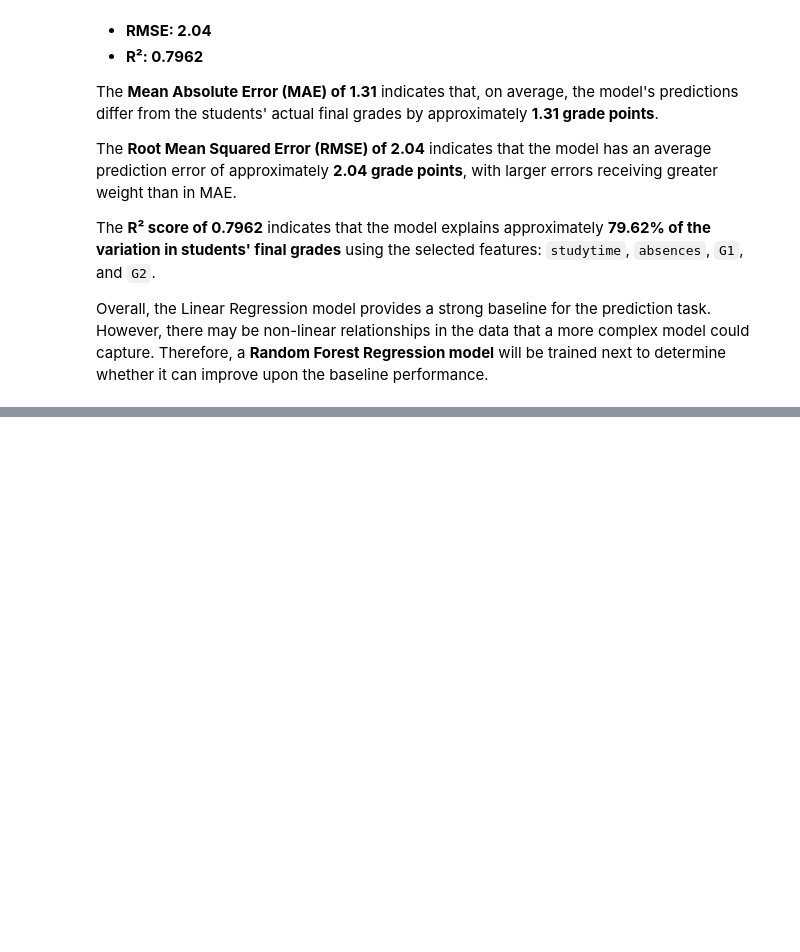
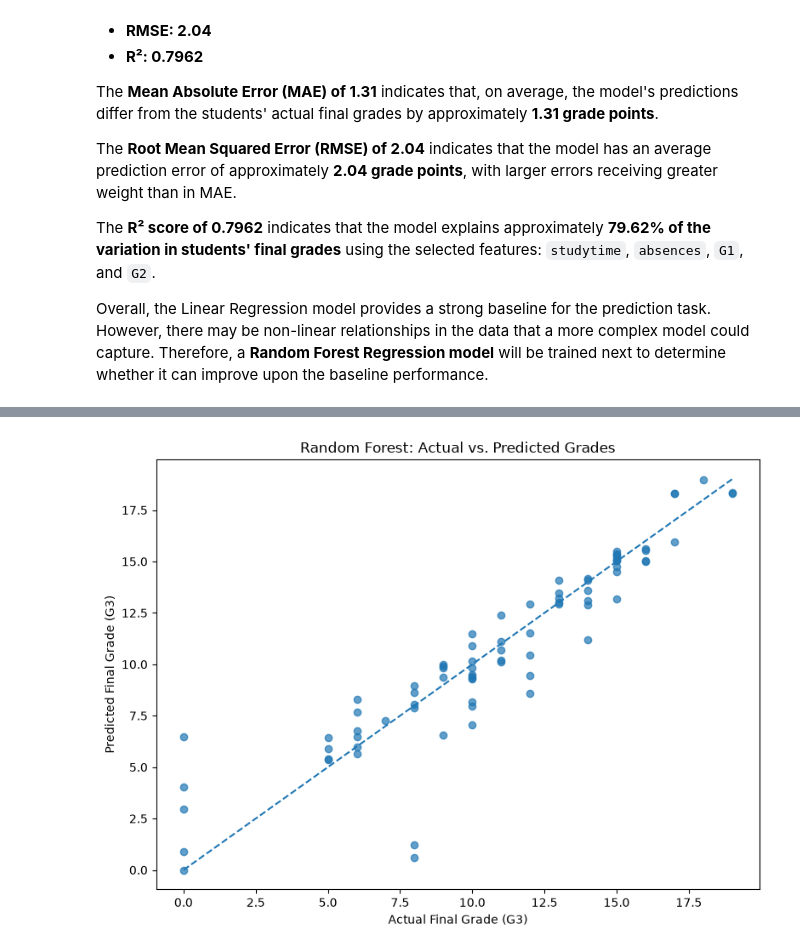
Before and after one commit to HellencarenDereck01/Predictive-analytics-project, a Jupyter notebook: Notebooks/02_modeling.ipynb, the cells around one changed output, grey strips where cells are left out. Saved outputs shown, nothing was run; the diff lists cells and outputs as text; code cells hidden in the pictures; blank space fills up the shorter version.

Commit message:
Complete prediction pipeline and Flask deployment setup

```diff
--- a/Notebooks/02_modeling.ipynb
+++ b/Notebooks/02_modeling.ipynb
@@ -195,0 +226,13 @@ Overall, the Linear Regression model provides a strong baseline for the predicti
+# %%
+train_path, test_path = DataIngestion().initiate_data_ingestion()
+
+X_train, y_train, X_test, y_test = (
+    DataTransformation().initiate_data_transformation(
+        train_path, test_path
+    )
+)
+
+print("Training features:", X_train.shape)
+print("Training target:", y_train.shape)
+print("Testing features:", X_test.shape)
+print("Testing target:", y_test.shape)
@@ -195,0 +317,38 @@ Overall, the Linear Regression model provides a strong baseline for the predicti
+# %%
+import matplotlib.pyplot as plt
+from sklearn.ensemble import RandomForestRegressor
+
+# Create and train the selected Random Forest model
+random_forest_model = RandomForestRegressor(
+    n_estimators=100,
+    random_state=42
+)
+
+random_forest_model.fit(X_train, y_train)
+
+# Predict grades for the test set
+rf_predictions = random_forest_model.predict(X_test)
+
+# Plot actual versus predicted grades
+plt.figure(figsize=(8, 6))
+
+plt.scatter(y_test, rf_predictions, alpha=0.7)
+
+# Reference line for perfect predictions
+min_grade = min(y_test.min(), rf_predictions.min())
+max_grade = max(y_test.max(), rf_predictions.max())
+
+plt.plot(
+    [min_grade, max_grade],
+    [min_grade, max_grade],
+    linestyle="--"
+)
+
+plt.xlabel("Actual Final Grade (G3)")
+plt.ylabel("Predicted Final Grade (G3)")
+plt.title("Random Forest: Actual vs. Predicted Grades")
+
+plt.tight_layout()
+plt.show()
+# %% [output]
+[figure, added]
```
Also changed, not shown: parts of 69 cells of this notebook, 7 other files.
